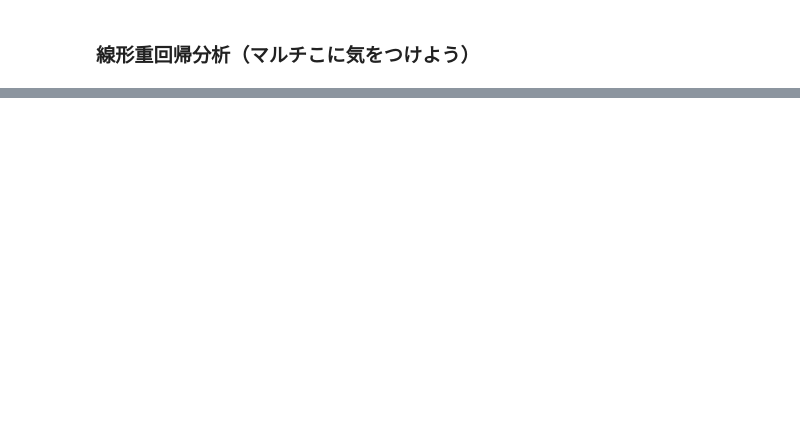
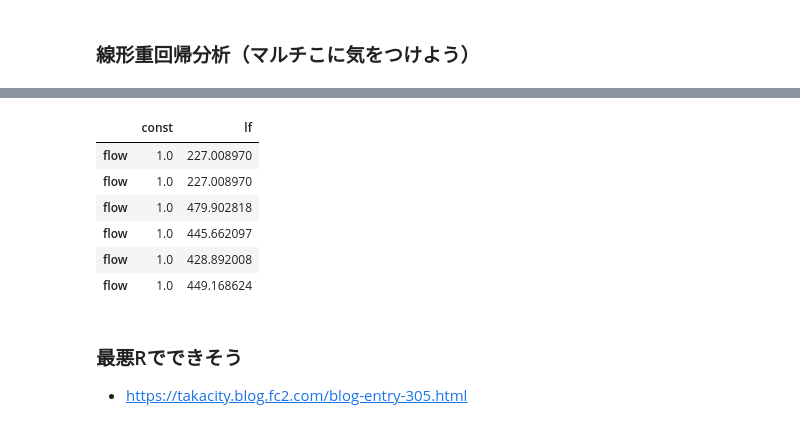
Before and after one commit to miyakooti/ECGAnalysis, a Jupyter notebook: regression_of_flow_score.ipynb, the cells around one changed output, grey strips where cells are left out. Cells and saved outputs as stored; diff of their text form; code cells hidden in the pictures; blank space fills up the shorter version.

```diff
--- a/regression_of_flow_score.ipynb
+++ b/regression_of_flow_score.ipynb
@@ -199,0 +214,19 @@ strong multicollinearity or other numerical problems.
+# %%
+x = flow_dataset[["lf"]]
+y = flow_dataset[["questionnaire_average"]]
+
+plt.scatter(x,y)
+plt.ylim(0, 7)
+plt.grid(True)
+
+#全要素が1の列を説明変数の先頭に追加（絶対必要！！）
+X = sm.add_constant(x)
+
+#モデルの設定
+model = sm.OLS(y, X)
+
+#回帰分析の実行
+results = model.fit()
+
+#結果の詳細を表示
+print(results.summary())
@@ -199,0 +252,13 @@ strong multicollinearity or other numerical problems.
+# %%
+X
+# %% [output]
+|  | const | lf |
+| flow | 1.0 | 227.008970 |
+| flow | 1.0 | 227.008970 |
+| flow | 1.0 | 479.902818 |
+| flow | 1.0 | 445.662097 |
+| flow | 1.0 | 428.892008 |
+| flow | 1.0 | 449.168624 |
+# %% [markdown]
+### 最悪Rでできそう
+- https://takacity.blog.fc2.com/blog-entry-305.html
```
Also changed, not shown: parts of 8 cells of this notebook.
